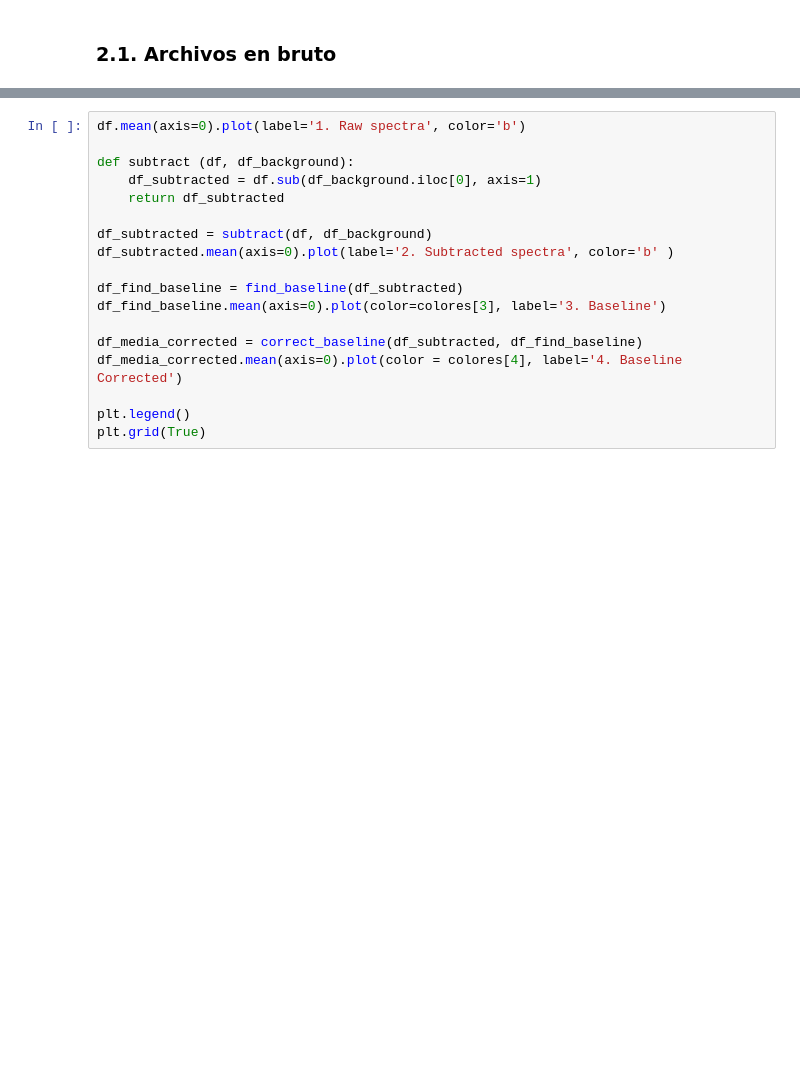
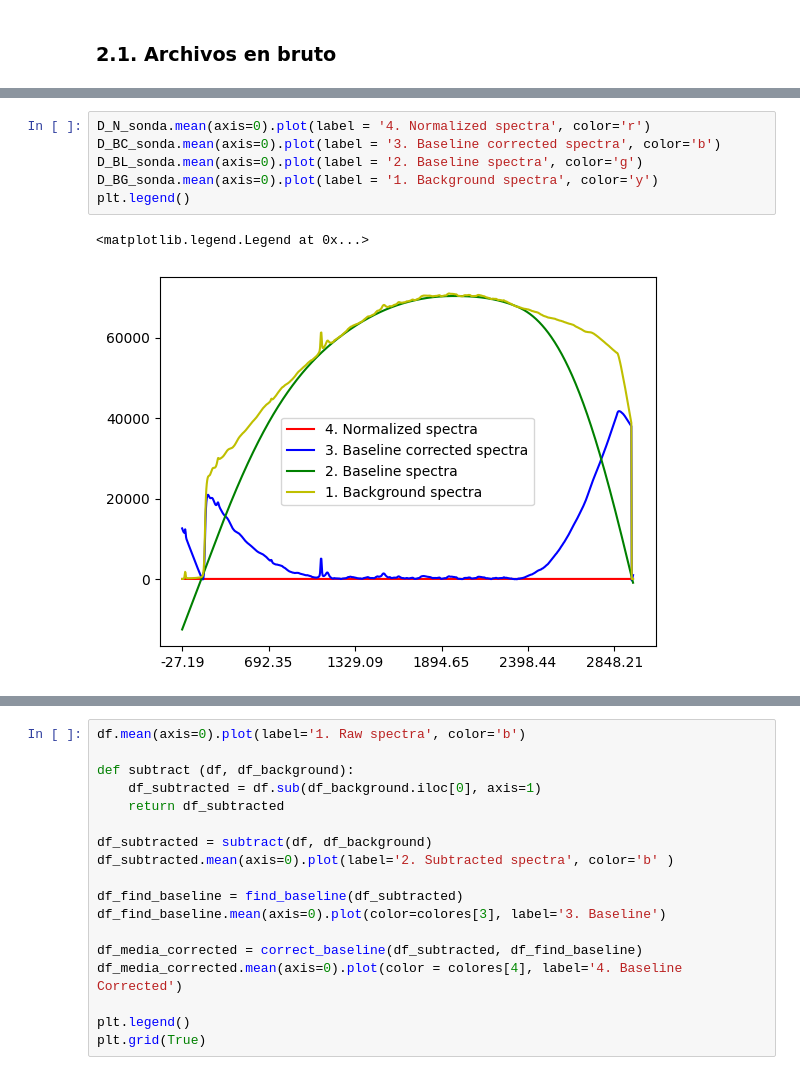
Before and after one commit to andreaperezasen/TFM-ML-Raman-Conchas-Arqueologicas, a Jupyter notebook: Code/Notebooks/procesado_sonda532nm.ipynb, the cells around one changed output, grey strips where cells are left out. Drawn from its saved outputs; the diff is of its cells as text; blank space fills up the shorter version.

```diff
--- a/Code/Notebooks/procesado_sonda532nm.ipynb
+++ b/Code/Notebooks/procesado_sonda532nm.ipynb
@@ -418,0 +463,9 @@ df.mean(axis=0).plot()
+# %%
+D_N_sonda.mean(axis=0).plot(label = '4. Normalized spectra', color='r')
+D_BC_sonda.mean(axis=0).plot(label = '3. Baseline corrected spectra', color='b')
+D_BL_sonda.mean(axis=0).plot(label = '2. Baseline spectra', color='g')
+D_BG_sonda.mean(axis=0).plot(label = '1. Background spectra', color='y')
+plt.legend()
+# %% [output]
+<matplotlib.legend.Legend at 0x...>
+[figure, added]
```
Also changed, not shown: parts of 13 cells of this notebook.
